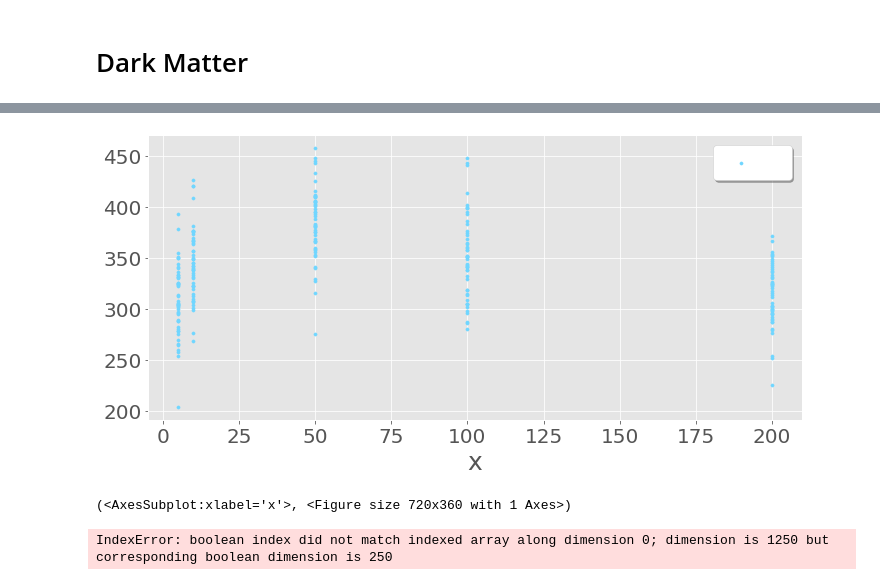
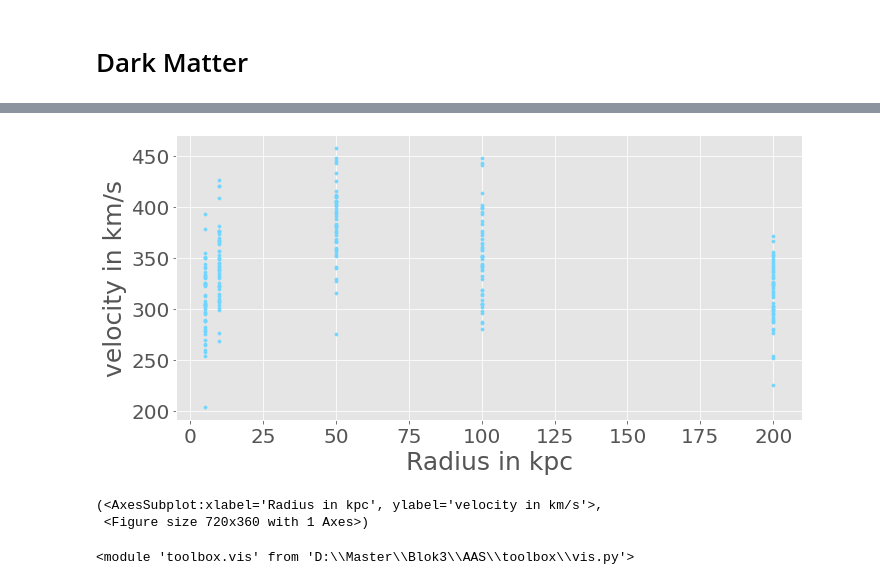
Before and after one commit to Kiril94/AMAS, a Jupyter notebook: Problem_set2/Problem_set.ipynb, the cells around one changed output, grey strips where cells are left out. Saved outputs shown, nothing was run; the diff lists cells and outputs as text; code cells hidden in the pictures.

```diff
--- a/Problem_set2/Problem_set.ipynb
+++ b/Problem_set2/Problem_set.ipynb
@@ -173,11 +157,13 @@ df
 # %%
 df = pd.read_csv('velocity_vs_radius.csv')
 radii = df['r to center [kpc]']
 vel = df['measured velocity [km/s]']
-vis.nice_plot(radii, vel, scatter = True, color = colors[0], scr_markersize=10)
+vis.nice_plot(radii, vel, scatter = True, color = colors[0], scr_markersize=10, xlabel='Radius in kpc',
+             ylabel='velocity in km/s')
 # %% [output]
-[figure, old version]
+[figure, new version]
-(<AxesSubplot:xlabel='x'>, <Figure size 720x360 with 1 Axes>)
+(<AxesSubplot:xlabel='Radius in kpc', ylabel='velocity in km/s'>,
+ <Figure size 720x360 with 1 Axes>)
 # %%
 h_si = 4.629e20
 radii_si = df['r to center [m]']
@@ -192,6 +177,4 @@ def f_velocity(r, mdm_tot):
 # %%
 # plot for different total masses of dm
 MDM_tot = np.array([0, 2e42, 1.4e43])
-Velocity_pred =  [f_velocity(radii_si, mdm_tot) for mdm_tot in MDM_tot]
+Velocity_pred =  [f_velocity(radii_si, mdm) for mdm in MDM_tot]
-# %% [output]
-IndexError: boolean index did not match indexed array along dimension 0; dimension is 1250 but corresponding boolean dimension is 250
@@ -197,0 +183,4 @@ IndexError: boolean index did not match indexed array along dimension 0; dimensi
+# %%
+il.reload(vis)
+# %% [output]
+<module 'toolbox.vis' from 'D:\\Master\\Blok3\\AAS\\toolbox\\vis.py'>
```
Also changed, not shown: parts of 7 cells of this notebook, 1 other file.
